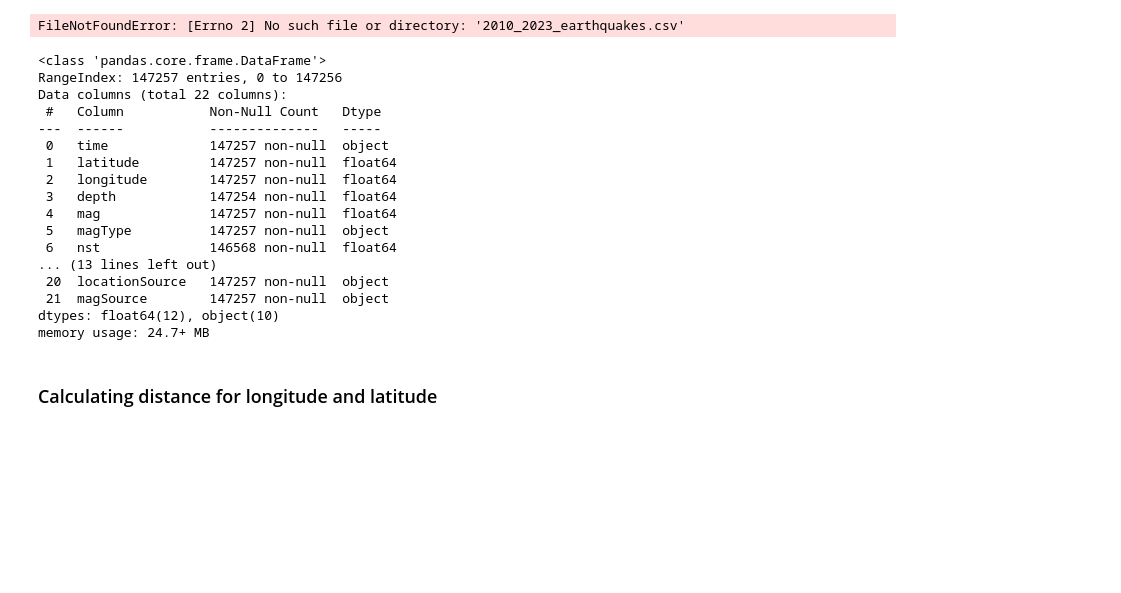
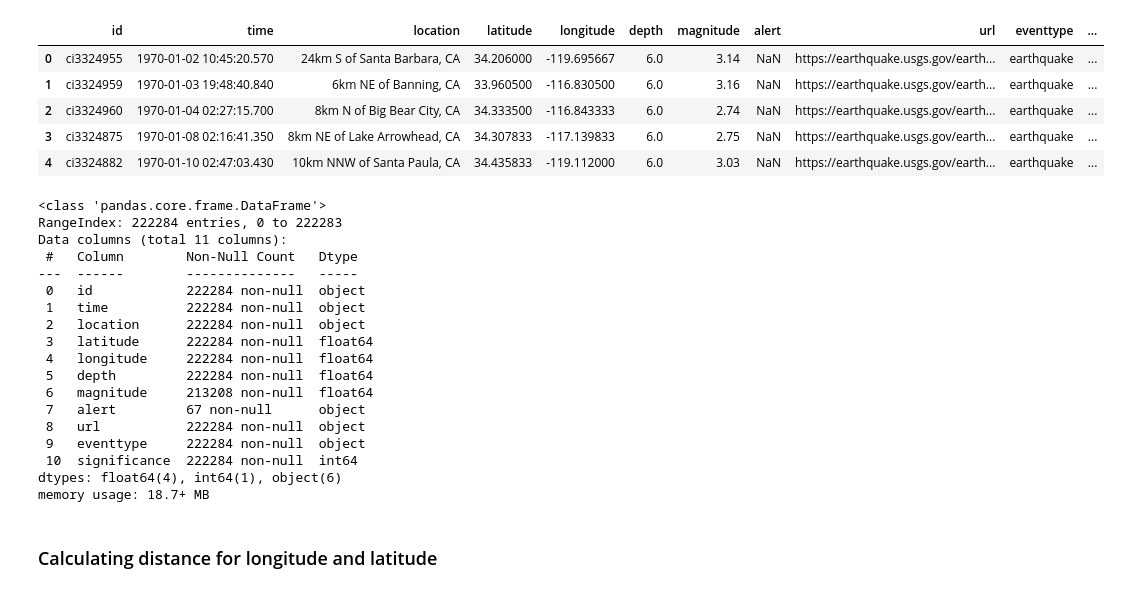
Before and after one commit to justinm329/Earthquake_Analysis, a Jupyter notebook: EDA_files/initial_EDA.ipynb, the cells around one changed output. Cells and saved outputs as stored; diff of their text form; code cells hidden in the pictures; blank space fills up the shorter version.

```diff
--- a/EDA_files/initial_EDA.ipynb
+++ b/EDA_files/initial_EDA.ipynb
@@ -7,45 +7,42 @@ import matplotlib.pyplot as plt
 %matplotlib inline
 import seaborn as sns
 # %%
-df1 = pd.read_csv('2010_2023_earthquakes.csv')
-df2 = pd.read_csv('2000_2009_earthquakes.csv')
-df3 = pd.read_csv('1995_1999_earthquakes.csv')
-df4 = pd.read_csv('1993_1994_earthquakes.csv')
-df5 = pd.read_csv('1992_0801_1231_earthquakes.csv')
-df6 = pd.read_csv('1992_0101_0731_earthquakes.csv')
-df7 = pd.read_csv('1990_1991_earthquakes.csv')
-df8 = pd.read_csv('1985_1989_earthquakes.csv')
-df9 = pd.read_csv('1980_1984_earthquakes.csv')
-df10 = pd.read_csv('1970_1979_earthquakes.csv')
-df11 = pd.read_csv('1960_1969_earthquakes.csv')
-df12 = pd.read_csv('1950_1959_earthquakes.csv')
-df13 = pd.read_csv('1930_1949_earthquakes.csv')
+df1 = pd.read_csv('../Data/LA_1970_1978')
+df2 = pd.read_csv('../Data/LA_1979_1988')
+df3 = pd.read_csv('../Data/LA_1989_1999')
+df4 = pd.read_csv('../Data/LA_2000_2023')
 
-main_df = pd.concat((df1, df2, df3, df4, df5, df6, df7, df8, df9, df10, df11, df12, df13)).reset_index(drop=True)
+main_df = pd.concat((df1, df2, df3, df4)).reset_index(drop=True)
 
 main_df.head()
 # %% [output]
-FileNotFoundError: [Errno 2] No such file or directory: '2010_2023_earthquakes.csv'
+|  | id | time | location | latitude | longitude | depth | magnitude | alert | url | eventtype | ... |
+| 0 | ci3324955 | 1970-01-02 10:45:20.570 | 24km S of Santa Barbara, CA | 34.206000 | -119.695667 | 6.0 | 3.14 | NaN | https://earthquake.usgs.gov/earth... | earthquake | ... |
+| 1 | ci3324959 | 1970-01-03 19:48:40.840 | 6km NE of Banning, CA | 33.960500 | -116.830500 | 6.0 | 3.16 | NaN | https://earthquake.usgs.gov/earth... | earthquake | ... |
+| 2 | ci3324960 | 1970-01-04 02:27:15.700 | 8km N of Big Bear City, CA | 34.333500 | -116.843333 | 6.0 | 2.74 | NaN | https://earthquake.usgs.gov/earth... | earthquake | ... |
+| 3 | ci3324875 | 1970-01-08 02:16:41.350 | 8km NE of Lake Arrowhead, CA | 34.307833 | -117.139833 | 6.0 | 2.75 | NaN | https://earthquake.usgs.gov/earth... | earthquake | ... |
+| 4 | ci3324882 | 1970-01-10 02:47:03.430 | 10km NNW of Santa Paula, CA | 34.435833 | -119.112000 | 6.0 | 3.03 | NaN | https://earthquake.usgs.gov/earth... | earthquake | ... |
 # %%
 main_df.info()
 # %% [output]
 <class 'pandas.core.frame.DataFrame'>
-RangeIndex: 147257 entries, 0 to 147256
-Data columns (total 22 columns):
- #   Column           Non-Null Count   Dtype
----  ------           --------------   -----
- 0   time             147257 non-null  object
- 1   latitude         147257 non-null  float64
- 2   longitude        147257 non-null  float64
- 3   depth            147254 non-null  float64
- 4   mag              147257 non-null  float64
- 5   magType          147257 non-null  object
- 6   nst              146568 non-null  float64
-... (13 lines left out)
- 20  locationSource   147257 non-null  object
- 21  magSource        147257 non-null  object
-dtypes: float64(12), object(10)
-memory usage: 24.7+ MB
+RangeIndex: 222284 entries, 0 to 222283
+Data columns (total 11 columns):
+ #   Column        Non-Null Count   Dtype
+---  ------        --------------   -----
+ 0   id            222284 non-null  object
+ 1   time          222284 non-null  object
+ 2   location      222284 non-null  object
+ 3   latitude      222284 non-null  float64
+ 4   longitude     222284 non-null  float64
+ 5   depth         222284 non-null  float64
+ 6   magnitude     213208 non-null  float64
+ 7   alert         67 non-null      object
+ 8   url           222284 non-null  object
+ 9   eventtype     222284 non-null  object
+ 10  significance  222284 non-null  int64
+dtypes: float64(4), int64(1), object(6)
+memory usage: 18.7+ MB
 # %% [markdown]
 ### Calculating distance for longitude and latitude
 # %%
```
Also changed, not shown: parts of 18 cells of this notebook, 3 other files.
